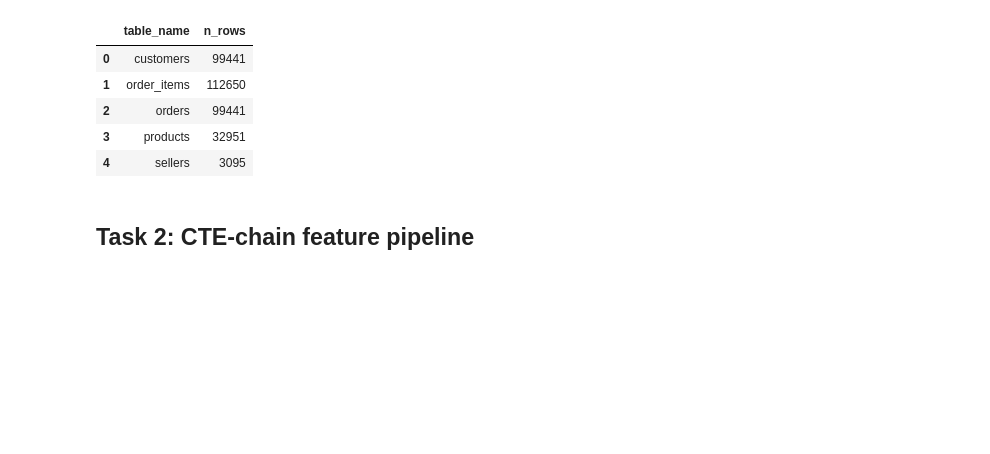
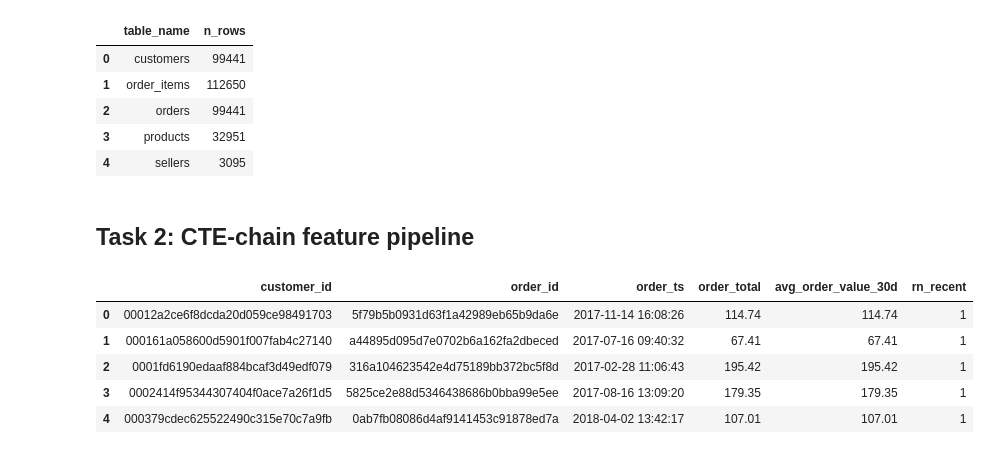
Before and after one commit to BorysZhyhalo/goit-rdb-hw-05, a Jupyter notebook: hw_5_rdb.ipynb, the cells around one changed output. Cells and saved outputs as stored; diff of their text form; code cells hidden in the pictures; blank space fills up the shorter version.

```diff
--- a/hw_5_rdb.ipynb
+++ b/hw_5_rdb.ipynb
@@ -296,30 +288,81 @@ pd.read_sql("""
     WITH
     reference_date AS (
         -- Stage 0: stable reference date for historical dataset
         SELECT (MAX(order_purchase_timestamp)::DATE + 1) AS as_of_date
         FROM olist_orders
     ),
+
     stage1_orders_total AS (
         -- Stage 1: orders + order_total + status
         SELECT
             o.customer_id,
             o.order_id,
             o.order_status,
             o.order_purchase_timestamp AS order_ts,
             o.order_purchase_timestamp::DATE AS order_date,
             COALESCE(SUM(
                 COALESCE(oi.price, 0) + COALESCE(oi.freight_value, 0)
             ), 0)::NUMERIC(12, 2) AS order_total
         FROM olist_orders AS o
         LEFT JOIN olist_order_items AS oi
             ON oi.order_id = o.order_id
         GROUP BY
             o.customer_id,
             o.order_id,
             o.order_status,
             o.order_purchase_timestamp
     ),
 
+    stage2_rfm AS (
+      -- Stage 2: RFM features per customer
+      SELECT
+          s.customer_id,
+          (rd.as_of_date - MAX(s.order_date))::INTEGER AS recency_days,
+          COUNT(*) AS frequency,
+          SUM(s.order_total)::NUMERIC(12, 2) AS monetary,
+          MIN(s.order_date) AS first_order_date
+      FROM stage1_orders_total AS s
+      CROSS JOIN reference_date AS rd
+      GROUP BY
+          s.customer_id,
+          rd.as_of_date
+    ),
 
+    stage3_cohort AS (
+      -- Stage 3: cohort quarter from first order date
+      SELECT
+        r.*,
+        DATE_TRUNC('quarter', r.first_order_date)::DATE AS cohort_quarter
+      FROM stage2_rfm AS r
+    ),
+
+    stage4_rolling_aov AS (
+    -- Stage 4: rolling 30-day average order value per customer
+      SELECT
+        s.customer_id,
+        s.order_id,
+        s.order_ts,
+        s.order_total,
+        AVG(s.order_total) OVER (
+            PARTITION BY s.customer_id
+            ORDER BY s.order_ts
+            RANGE BETWEEN INTERVAL '30 days' PRECEDING AND CURRENT ROW
+        )::NUMERIC(12, 2) AS avg_order_value_30d,
+        ROW_NUMBER() OVER (
+            PARTITION BY s.customer_id
+            ORDER BY s.order_ts DESC, s.order_id DESC
+        ) AS rn_recent
+    FROM stage1_orders_total AS s
+    )
+Select *
+From stage4_rolling_aov
+Limit 5;
 
 """, engine)
+# %% [output]
+|  | customer_id | order_id | order_ts | order_total | avg_order_value_30d | rn_recent |
+| 0 | 00012a2ce6f8dcda20d059ce98491703 | 5f79b5b0931d63f1a42989eb65b9da6e | 2017-11-14 16:08:26 | 114.74 | 114.74 | 1 |
+| 1 | 000161a058600d5901f007fab4c27140 | a44895d095d7e0702b6a162fa2dbeced | 2017-07-16 09:40:32 | 67.41 | 67.41 | 1 |
+| 2 | 0001fd6190edaaf884bcaf3d49edf079 | 316a104623542e4d75189bb372bc5f8d | 2017-02-28 11:06:43 | 195.42 | 195.42 | 1 |
+| 3 | 0002414f95344307404f0ace7a26f1d5 | 5825ce2e88d5346438686b0bba99e5ee | 2017-08-16 13:09:20 | 179.35 | 179.35 | 1 |
+| 4 | 000379cdec625522490c315e70c7a9fb | 0ab7fb08086d4af9141453c91878ed7a | 2018-04-02 13:42:17 | 107.01 | 107.01 | 1 |
```
Also changed, not shown: parts of 1 cell of this notebook.
